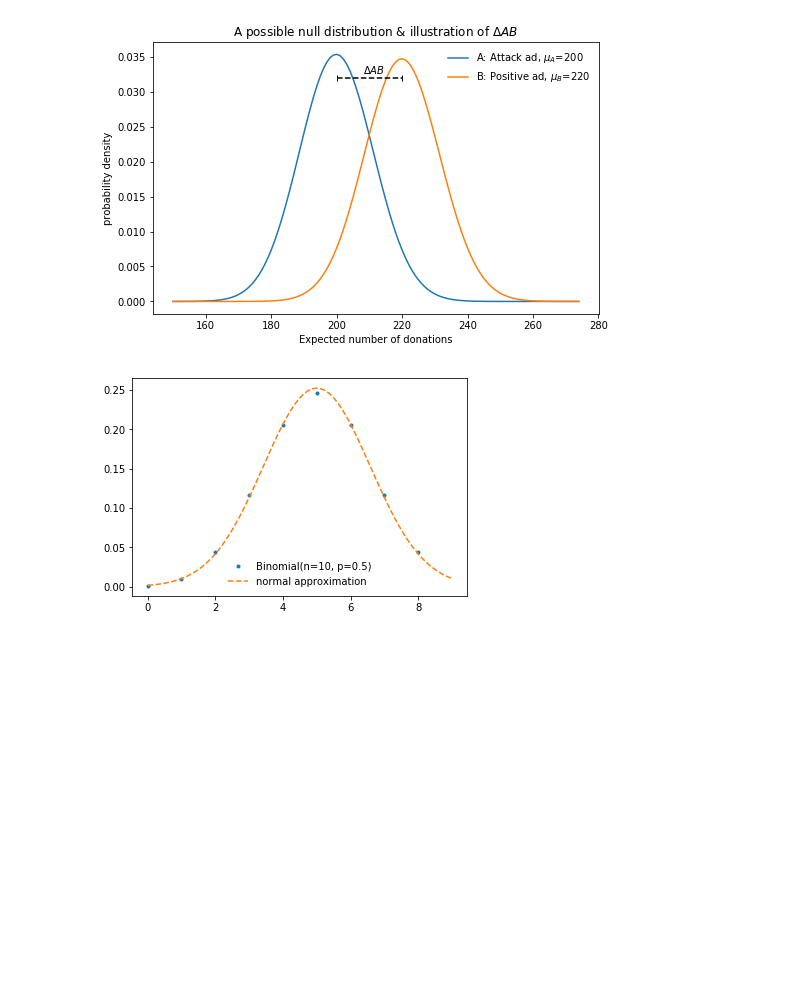
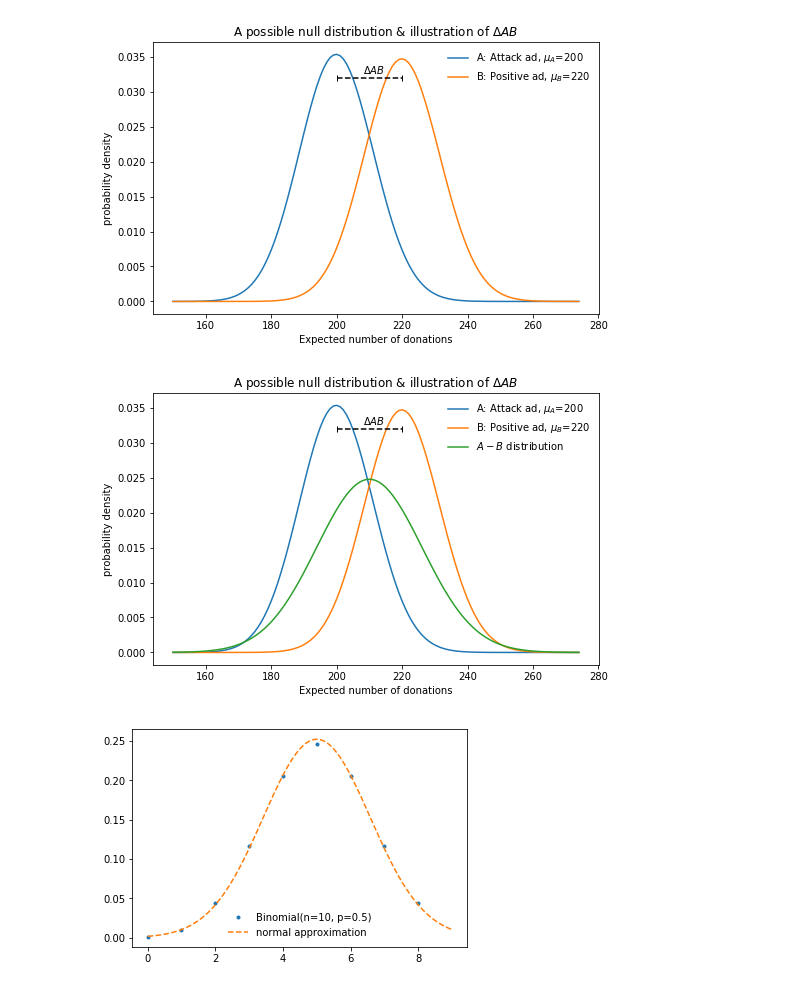
Before and after one commit to adeich/little_sci_comp_projects, a Jupyter notebook: Illustrations_for_AB_article/Illustrations_for-AB-article.ipynb, the cells around one changed output. Saved outputs shown, nothing was run; the diff lists cells and outputs as text; code cells hidden in the pictures; blank space fills up the shorter version.

```diff
--- a/Illustrations_for_AB_article/Illustrations_for-AB-article.ipynb
+++ b/Illustrations_for_AB_article/Illustrations_for-AB-article.ipynb
@@ -27,6 +27,36 @@ plt.savefig('AB_binomial_model.png')
 plt.show()
 # %% [output]
 [figure]
+# %%
+fig, ax = plt.subplots(1, 1)
+fig.set_figheight(5)
+fig.set_figwidth(8)
+n = 550
+pA, pB = 220./n, 200./n
+
+x = np.arange(150, 275)
+
+def sigma_approx(n, pA, pB):
+    return np.sqrt(n * pA * (1 - pA) + n * pB * (1 - pB))
+
+ax.plot(x, binom.pmf(x, n, pB), label='A: Attack ad, $\mu_A$=200')
+ax.plot(x, binom.pmf(x, n, pA), label='B: Positive ad, $\mu_B$=220')
+ax.plot(x, norm.pdf(x, loc=n * (pA + pB)/2, scale=sigma_approx(n, pA, pB)),
+       label='$A-B$ distribution')
+
+ax.plot([200, 220], [0.032, 0.032], 'k', linestyle='--', marker='|')
+ax.text(208, 0.0325, '$\Delta AB$')
+
+
+ax.set_ylabel('probability density')
+ax.set_xlabel('Expected number of donations')
+ax.set_title('A possible null distribution & illustration of $\Delta AB$')
+
+ax.legend(loc='best', frameon=False)
+#plt.savefig('AB_binomial_model.png')
+plt.show()
+# %% [output]
+[figure, added]
 # %%
 import numpy as np
 from scipy.stats import binom, norm
```
Also changed, not shown: parts of 5 cells of this notebook, 3 other files.
